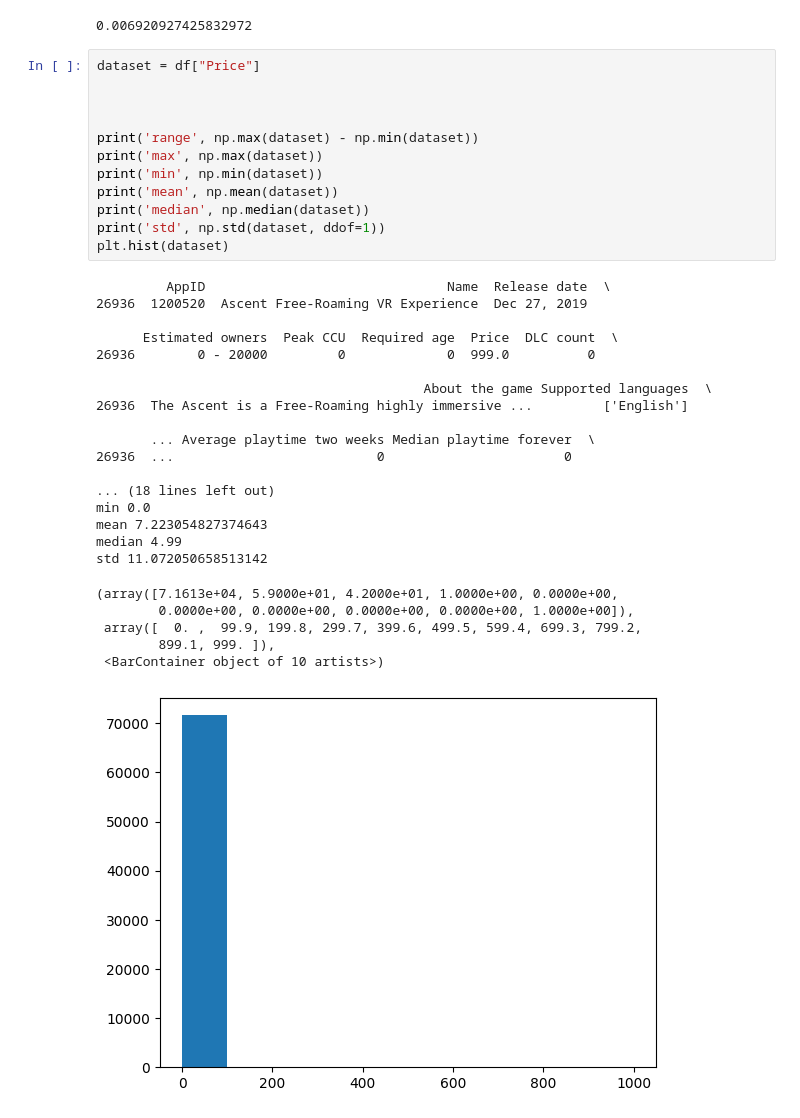
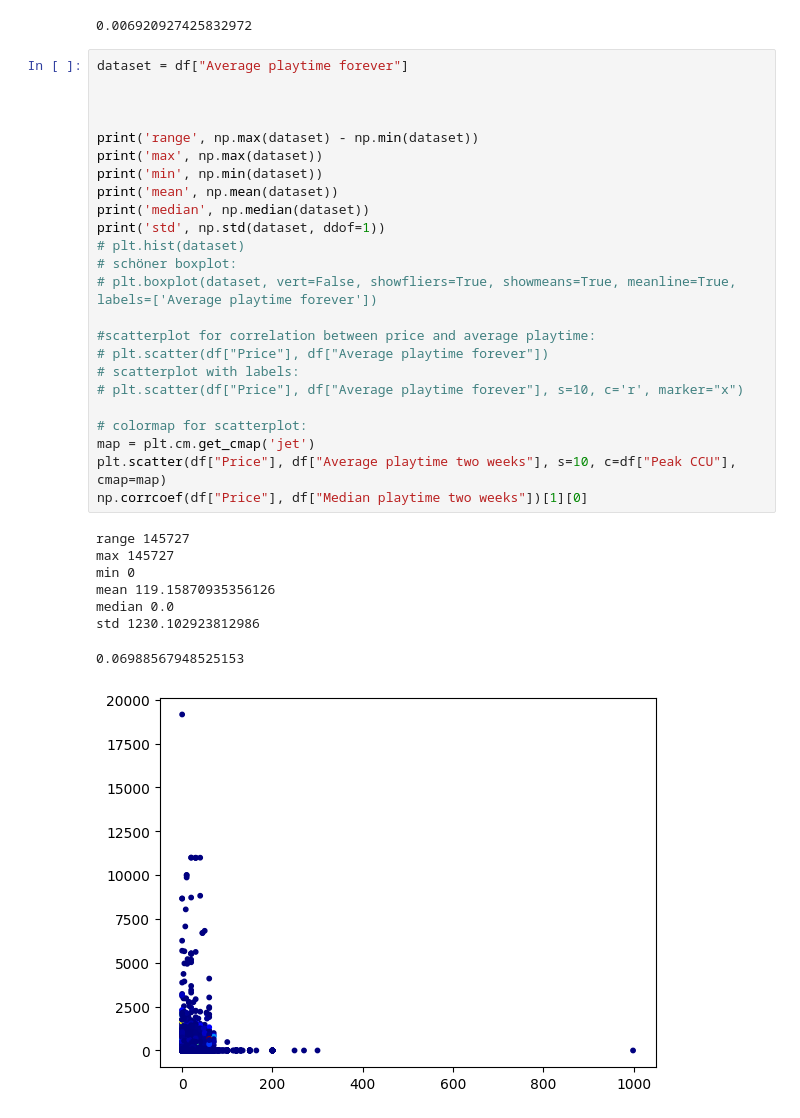
Before and after one commit to Two-Play/HTWG, a Jupyter notebook: stoch/uebung/a3/aufgabe3.ipynb, the cells around one changed output. Cells and saved outputs as stored; diff of their text form.

```diff
--- a/stoch/uebung/a3/aufgabe3.ipynb
+++ b/stoch/uebung/a3/aufgabe3.ipynb
@@ -119,39 +119,36 @@ np.corrcoef(df["Peak CCU"], df["Achievements"])[1][0]
 # %% [output]
 0.006920927425832972
 # %%
-dataset = df["Price"]
+dataset = df["Average playtime forever"]
 
 
 
 print('range', np.max(dataset) - np.min(dataset))
 print('max', np.max(dataset))
 print('min', np.min(dataset))
 print('mean', np.mean(dataset))
 print('median', np.median(dataset))
 print('std', np.std(dataset, ddof=1))
-plt.hist(dataset)
+# plt.hist(dataset)
+# schöner boxplot:
+# plt.boxplot(dataset, vert=False, showfliers=True, showmeans=True, meanline=True, labels=['Average playtime forever'])
+
+#scatterplot for correlation between price and average playtime:
+# plt.scatter(df["Price"], df["Average playtime forever"])
+# scatterplot with labels:
+# plt.scatter(df["Price"], df["Average playtime forever"], s=10, c='r', marker="x")
+
+# colormap for scatterplot:
+map = plt.cm.get_cmap('jet')
+plt.scatter(df["Price"], df["Average playtime two weeks"], s=10, c=df["Peak CCU"], cmap=map)
+np.corrcoef(df["Price"], df["Median playtime two weeks"])[1][0]
 # %% [output]
-         AppID                               Name  Release date  \
-26936  1200520  Ascent Free-Roaming VR Experience  Dec 27, 2019
-
-      Estimated owners  Peak CCU  Required age  Price  DLC count  \
-26936        0 - 20000         0             0  999.0          0
-
-                                          About the game Supported languages  \
-26936  The Ascent is a Free-Roaming highly immersive ...         ['English']
-
-       ... Average playtime two weeks Median playtime forever  \
-26936  ...                          0                       0
-
-... (18 lines left out)
-min 0.0
-mean 7.223054827374643
-median 4.99
-std 11.072050658513142
+range 145727
+max 145727
+min 0
+mean 119.15870935356126
+median 0.0
+std 1230.102923812986
-(array([7.1613e+04, 5.9000e+01, 4.2000e+01, 1.0000e+00, 0.0000e+00,
-        0.0000e+00, 0.0000e+00, 0.0000e+00, 0.0000e+00, 1.0000e+00]),
- array([  0. ,  99.9, 199.8, 299.7, 399.6, 499.5, 599.4, 699.3, 799.2,
-        899.1, 999. ]),
- <BarContainer object of 10 artists>)
+0.06988567948525153
-[figure, old version]
+[figure, new version]
 # %%
```
Also changed, not shown: parts of 1 cell of this notebook.
